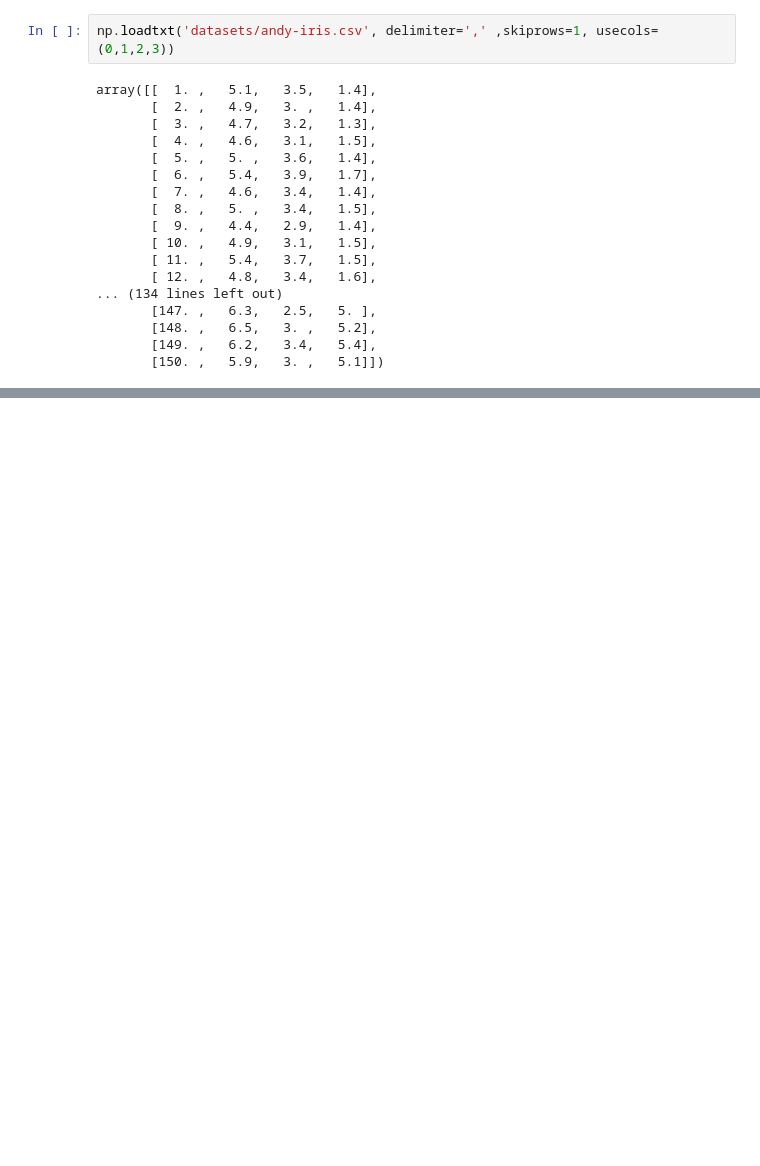
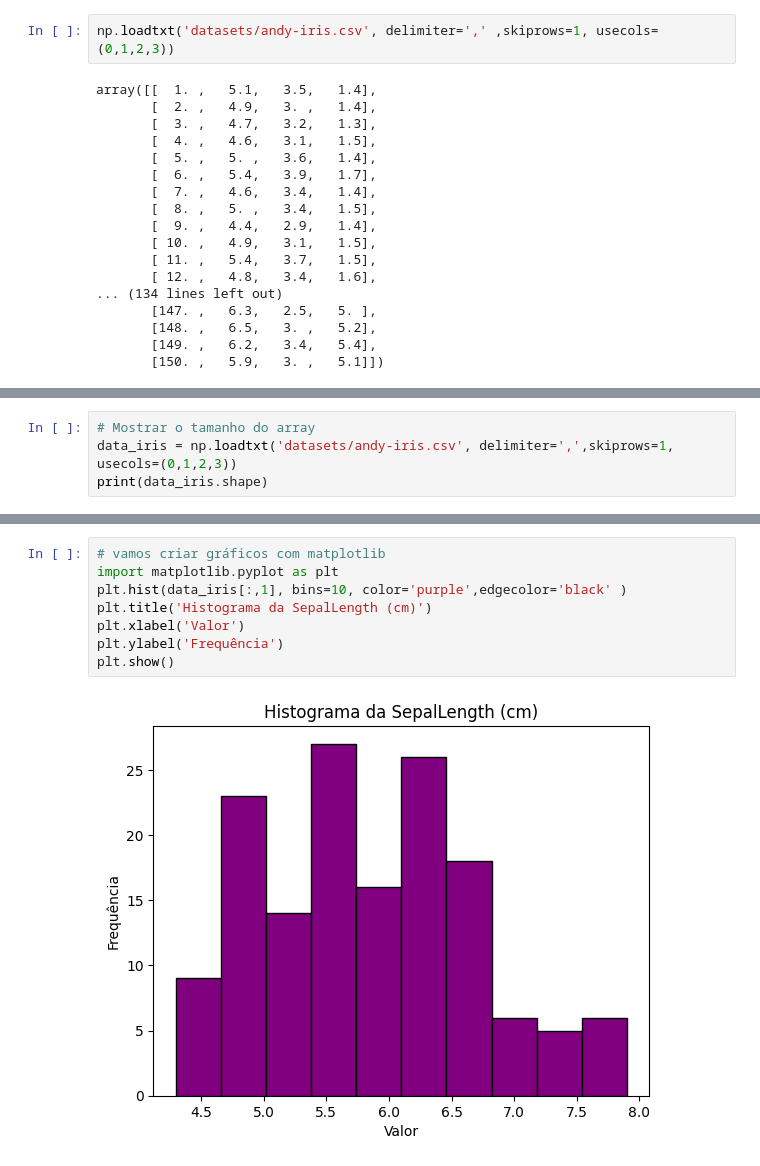
Before and after one commit to Andyjr-code/CURSONUMPY, a Jupyter notebook: aula1.ipynb, the cells around one changed output, grey strips where cells are left out. Drawn from its saved outputs; the diff is of its cells as text; blank space fills up the shorter version.

```diff
--- a/aula1.ipynb
+++ b/aula1.ipynb
@@ -66,0 +65,4 @@ array([[  1. ,   5.1,   3.5,   1.4],
+# %%
+# Mostrar o tamanho do array
+data_iris = np.loadtxt('datasets/andy-iris.csv', delimiter=',',skiprows=1, usecols=(0,1,2,3))
+print(data_iris.shape)
@@ -66,0 +197,10 @@ array([[  1. ,   5.1,   3.5,   1.4],
+# %%
+# vamos criar gráficos com matplotlib
+import matplotlib.pyplot as plt
+plt.hist(data_iris[:,1], bins=10, color='purple',edgecolor='black' )
+plt.title('Histograma da SepalLength (cm)')
+plt.xlabel('Valor')
+plt.ylabel('Frequência')
+plt.show()
+# %% [output]
+[figure, added]
```
Also changed, not shown: parts of 23 cells of this notebook, 1 other file.
